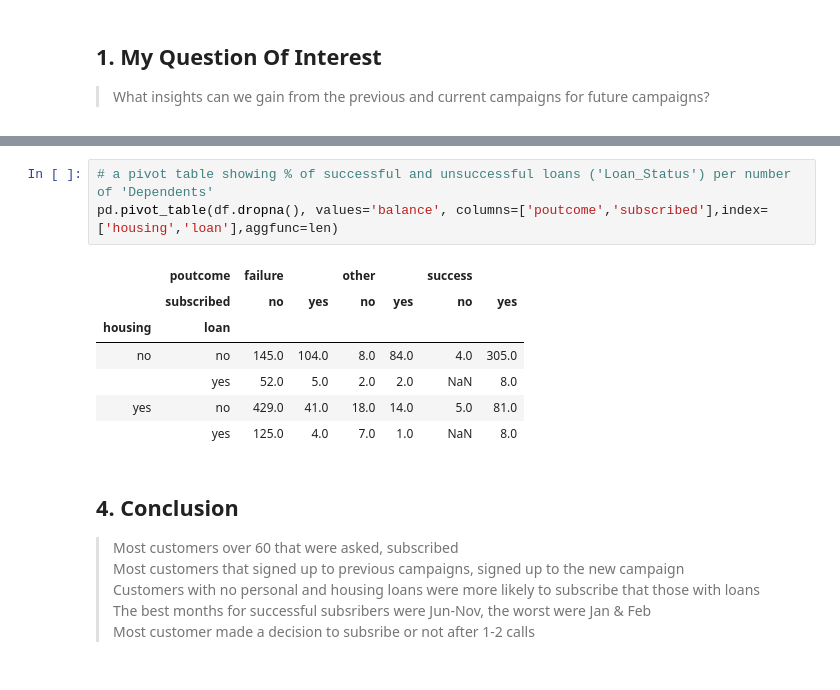
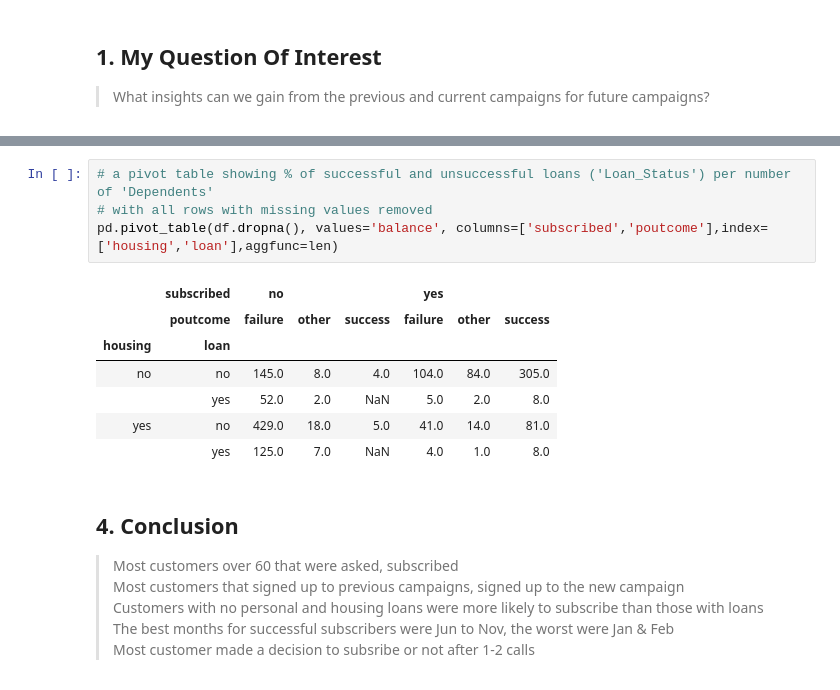
Before and after one commit to PaulOHannigan/sharing-Jupyter, a Jupyter notebook: etivity1.ipynb, the cells around one changed output, grey strips where cells are left out. Drawn from its saved outputs; the diff is of its cells as text.

```diff
--- a/etivity1.ipynb
+++ b/etivity1.ipynb
@@ -99,19 +95,20 @@ sns.boxenplot(x="month", y="campaign", hue="subscribed",
 [figure]
 # %%
 # a pivot table showing % of successful and unsuccessful loans ('Loan_Status') per number of 'Dependents'
-pd.pivot_table(df.dropna(), values='balance', columns=['poutcome','subscribed'],index=['housing','loan'],aggfunc=len)
+# with all rows with missing values removed
+pd.pivot_table(df.dropna(), values='balance', columns=['subscribed','poutcome'],index=['housing','loan'],aggfunc=len)
 # %% [output]
-|  | poutcome | failure |  | other |  | success |  |
-|  | subscribed | no | yes | no | yes | no | yes |
+|  | subscribed | no |  |  | yes |  |  |
+|  | poutcome | failure | other | success | failure | other | success |
 | housing | loan |  |  |  |  |  |  |
-| no | no | 145.0 | 104.0 | 8.0 | 84.0 | 4.0 | 305.0 |
-|  | yes | 52.0 | 5.0 | 2.0 | 2.0 | NaN | 8.0 |
-| yes | no | 429.0 | 41.0 | 18.0 | 14.0 | 5.0 | 81.0 |
-|  | yes | 125.0 | 4.0 | 7.0 | 1.0 | NaN | 8.0 |
+| no | no | 145.0 | 8.0 | 4.0 | 104.0 | 84.0 | 305.0 |
+|  | yes | 52.0 | 2.0 | NaN | 5.0 | 2.0 | 8.0 |
+| yes | no | 429.0 | 18.0 | 5.0 | 41.0 | 14.0 | 81.0 |
+|  | yes | 125.0 | 7.0 | NaN | 4.0 | 1.0 | 8.0 |
 # %% [markdown]
 ## 4. Conclusion
 > Most customers over 60 that were asked, subscribed<br>
 > Most customers that signed up to previous campaigns, signed up to the new campaign<br>
-> Customers with no personal and housing loans were more likely to subscribe that those with loans<br>
-> The best months for successful subsribers were Jun-Nov, the worst were Jan & Feb<br>
-> Most customer made a decision to subsribe or not after 1-2 calls<br>
+> Customers with no personal and housing loans were more likely to subscribe than those with loans<br>
+> The best months for successful subscribers were Jun to Nov, the worst were Jan & Feb<br>
+> Most customer made a decision to subsribe or not after 1-2 calls
```
Also changed, not shown: parts of 9 cells of this notebook.
